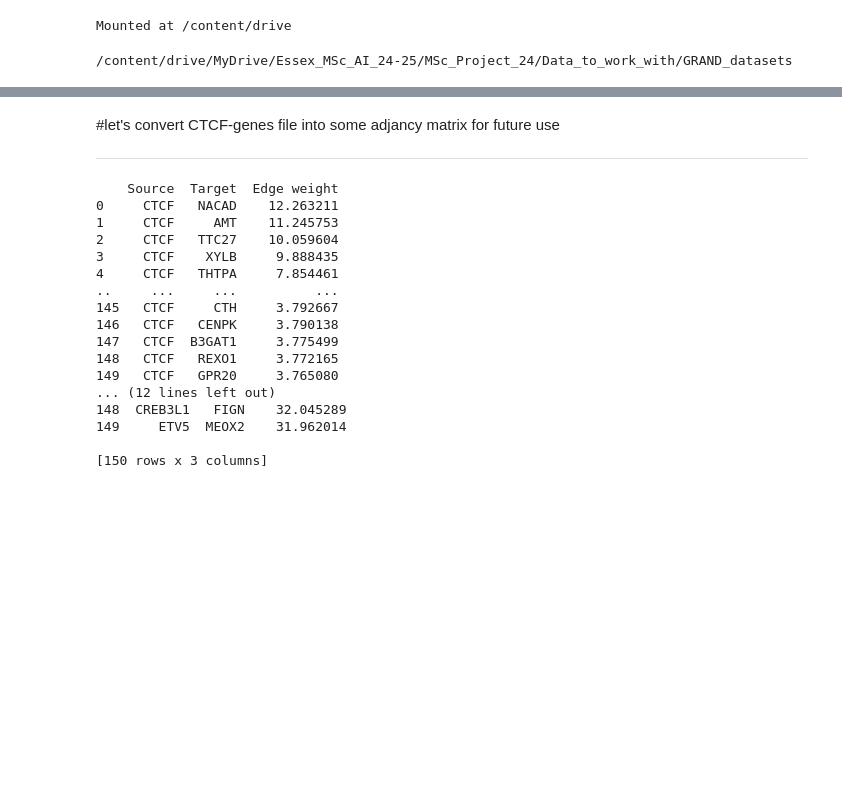
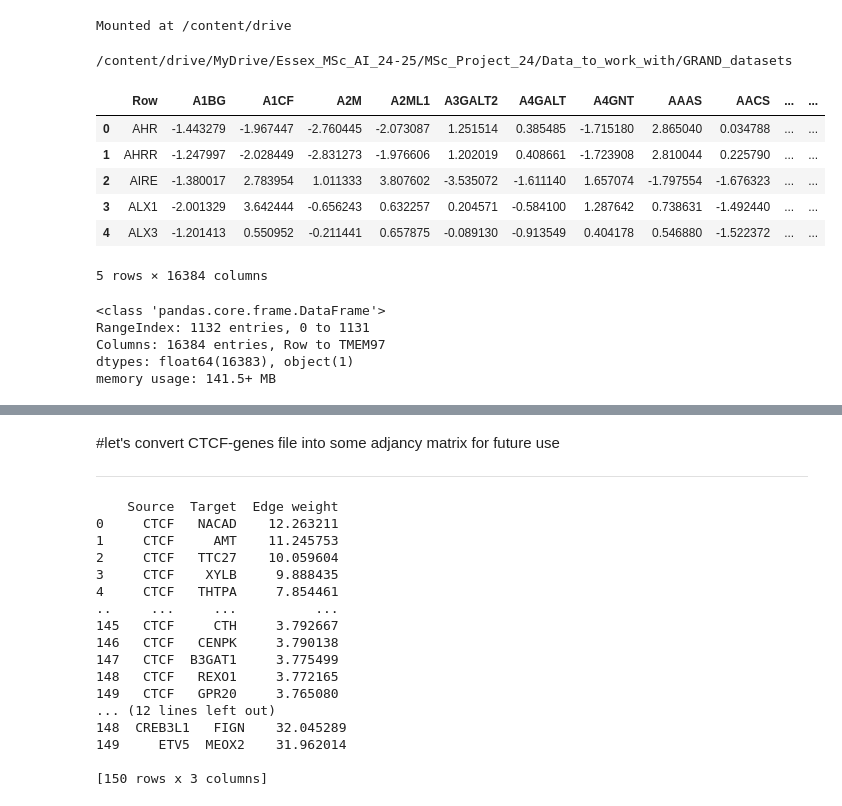
Before and after one commit to Guliko24/NetZoo_network, a Jupyter notebook: GRN_3.ipynb, the cells around one changed output, grey strips where cells are left out. Saved outputs shown, nothing was run; the diff lists cells and outputs as text; code cells hidden in the pictures; blank space fills up the shorter version.

```diff
--- a/GRN_3.ipynb
+++ b/GRN_3.ipynb
@@ -22,0 +26,19 @@ Mounted at /content/drive
+# %%
+#let's do initial data assessment
+df_MCF7_TF_Genes.head()
+# %% [output]
+|  | Row | A1BG | A1CF | A2M | A2ML1 | A3GALT2 | A4GALT | A4GNT | AAAS | AACS | ... | ... |
+| 0 | AHR | -1.443279 | -1.967447 | -2.760445 | -2.073087 | 1.251514 | 0.385485 | -1.715180 | 2.865040 | 0.034788 | ... | ... |
+| 1 | AHRR | -1.247997 | -2.028449 | -2.831273 | -1.976606 | 1.202019 | 0.408661 | -1.723908 | 2.810044 | 0.225790 | ... | ... |
+| 2 | AIRE | -1.380017 | 2.783954 | 1.011333 | 3.807602 | -3.535072 | -1.611140 | 1.657074 | -1.797554 | -1.676323 | ... | ... |
+| 3 | ALX1 | -2.001329 | 3.642444 | -0.656243 | 0.632257 | 0.204571 | -0.584100 | 1.287642 | 0.738631 | -1.492440 | ... | ... |
+| 4 | ALX3 | -1.201413 | 0.550952 | -0.211441 | 0.657875 | -0.089130 | -0.913549 | 0.404178 | 0.546880 | -1.522372 | ... | ... |
+5 rows × 16384 columns
+# %%
+df_MCF7_TF_Genes.info()
+# %% [output]
+<class 'pandas.core.frame.DataFrame'>
+RangeIndex: 1132 entries, 0 to 1131
+Columns: 16384 entries, Row to TMEM97
+dtypes: float64(16383), object(1)
+memory usage: 141.5+ MB
```
Also changed, not shown: parts of 4 cells of this notebook.
